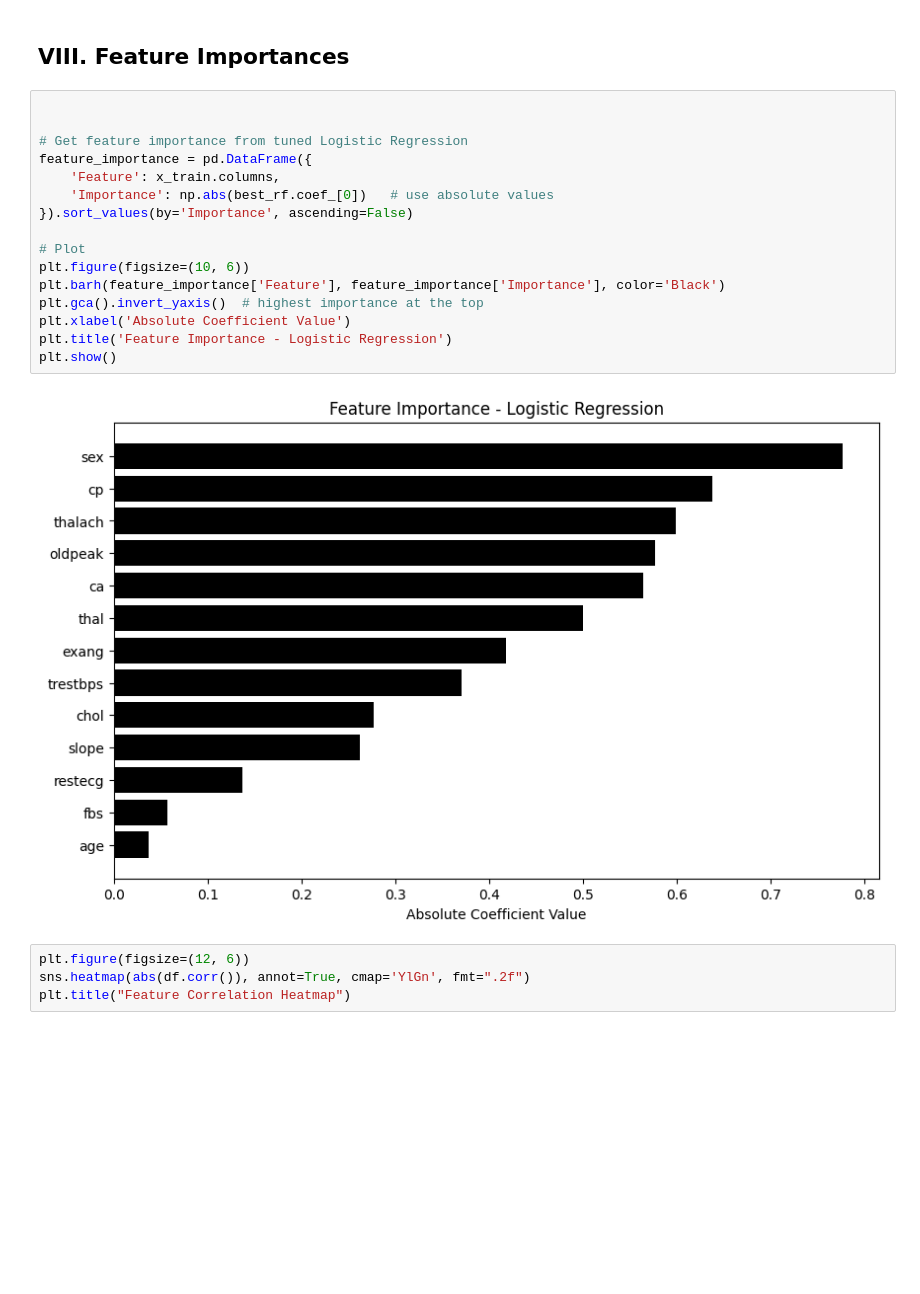
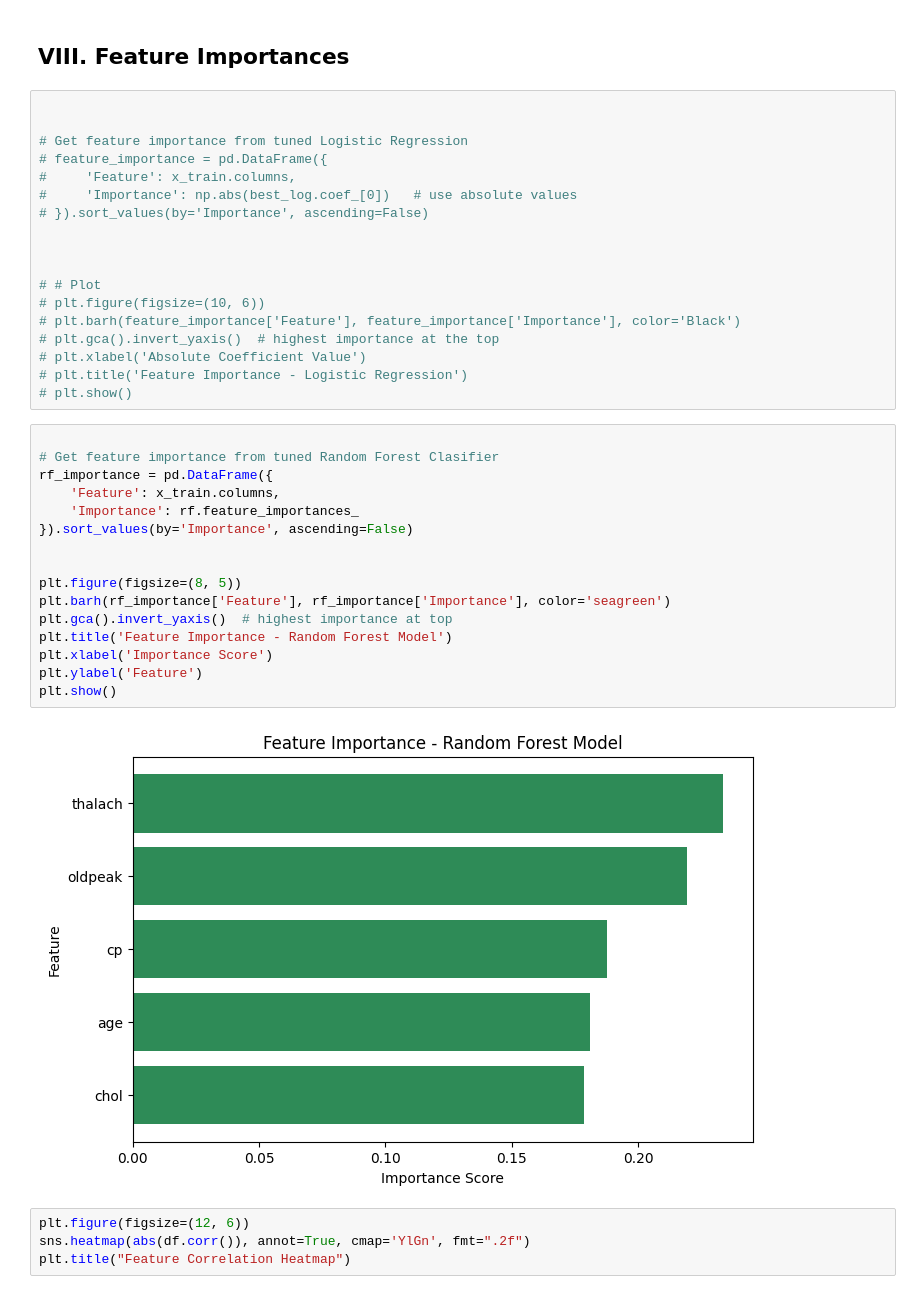
Before and after one commit to MartinKyng/Healthcare, a Jupyter notebook: main.ipynb, the cells around one changed output. Cells and saved outputs as stored; diff of their text form; blank space fills up the shorter version.

Commit message:
fine tuning the model

```diff
--- a/main.ipynb
+++ b/main.ipynb
@@ -669,20 +685,38 @@ Confusion Matrix:
 
 
 # Get feature importance from tuned Logistic Regression
-feature_importance = pd.DataFrame({
-    'Feature': x_train.columns,
-    'Importance': np.abs(best_rf.coef_[0])   # use absolute values
-}).sort_values(by='Importance', ascending=False)
+# feature_importance = pd.DataFrame({
+#     'Feature': x_train.columns,
+#     'Importance': np.abs(best_log.coef_[0])   # use absolute values
+# }).sort_values(by='Importance', ascending=False)
 
-# Plot
-plt.figure(figsize=(10, 6))
-plt.barh(feature_importance['Feature'], feature_importance['Importance'], color='Black')
-plt.gca().invert_yaxis()  # highest importance at the top
-plt.xlabel('Absolute Coefficient Value')
-plt.title('Feature Importance - Logistic Regression')
-plt.show()
+
+
+# # Plot
+# plt.figure(figsize=(10, 6))
+# plt.barh(feature_importance['Feature'], feature_importance['Importance'], color='Black')
+# plt.gca().invert_yaxis()  # highest importance at the top
+# plt.xlabel('Absolute Coefficient Value')
+# plt.title('Feature Importance - Logistic Regression')
+# plt.show()
-# %% [output]
-[figure, removed]
+# %%
+
+# Get feature importance from tuned Random Forest Clasifier
+rf_importance = pd.DataFrame({
+    'Feature': x_train.columns,
+    'Importance': rf.feature_importances_
+}).sort_values(by='Importance', ascending=False)
+
+
+plt.figure(figsize=(8, 5))
+plt.barh(rf_importance['Feature'], rf_importance['Importance'], color='seagreen')
+plt.gca().invert_yaxis()  # highest importance at top
+plt.title('Feature Importance - Random Forest Model')
+plt.xlabel('Importance Score')
+plt.ylabel('Feature')
+plt.show()
+# %% [output]
+[figure, added]
 # %%
 plt.figure(figsize=(12, 6))
 sns.heatmap(abs(df.corr()), annot=True, cmap='YlGn', fmt=".2f")
```
Also changed, not shown: parts of 12 cells of this notebook, 1 other file.
